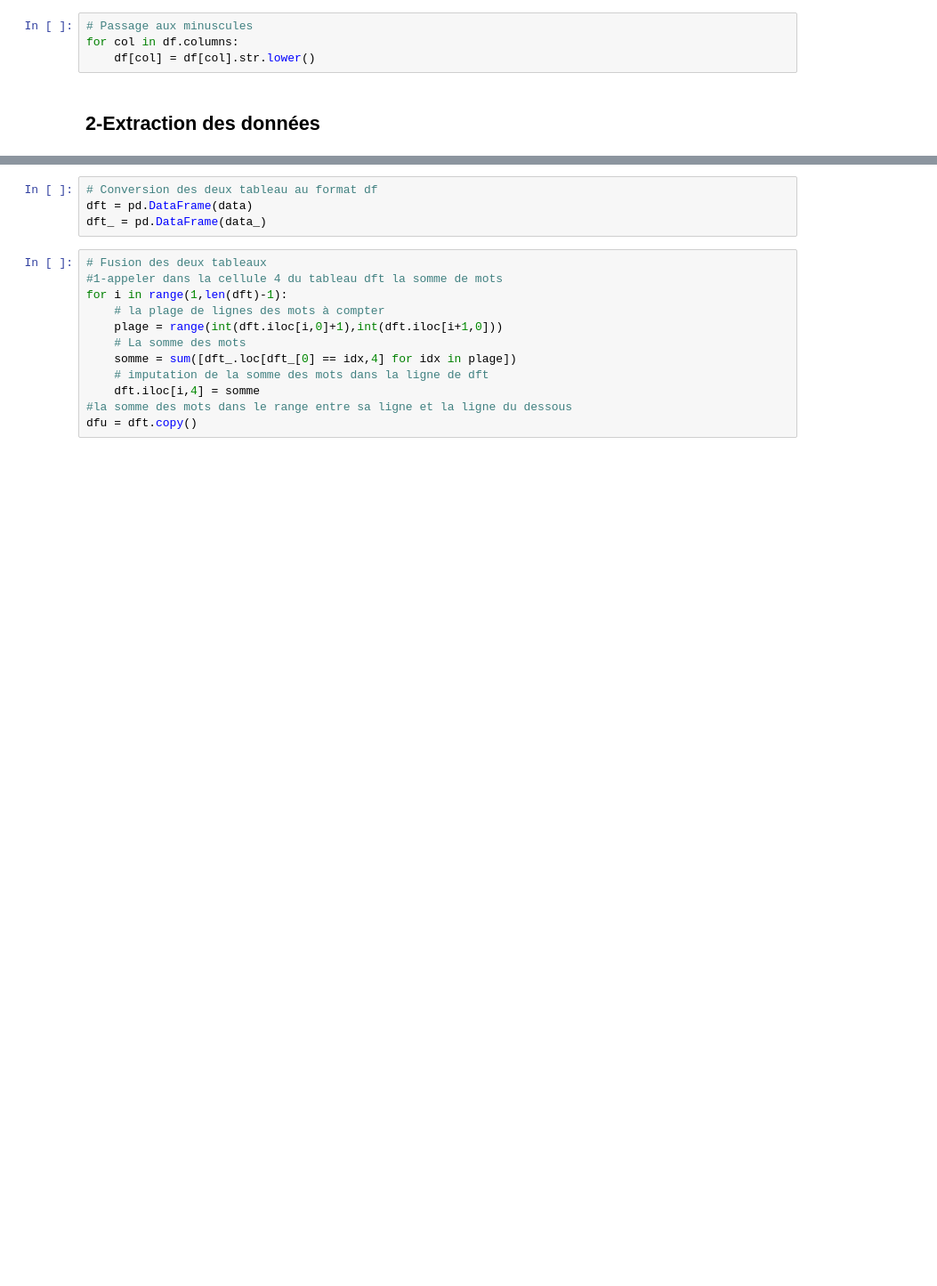
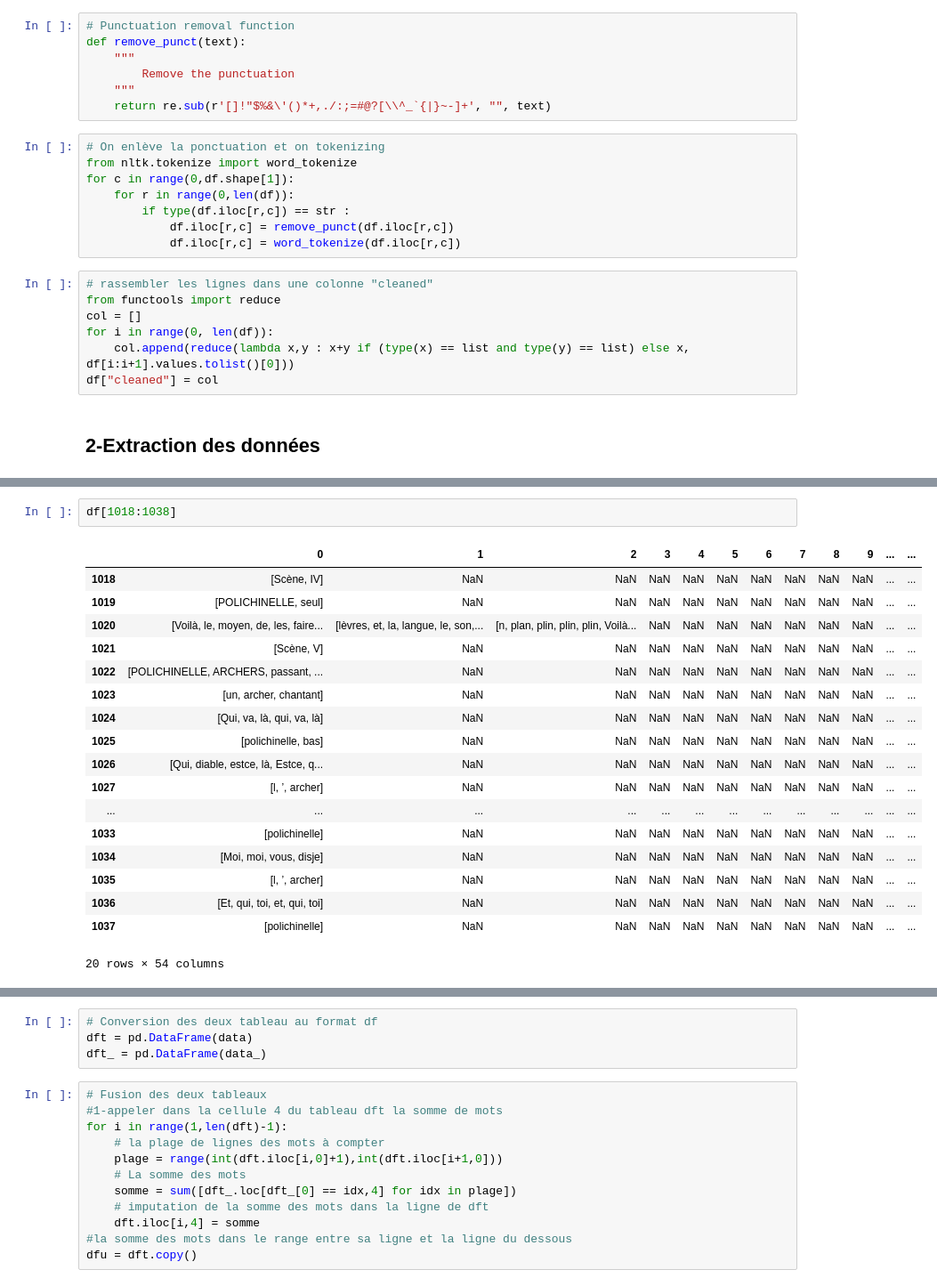
Before and after one commit to Antoine1608/TH-NL-P1-Decoupage_des_roles_d_une_piece_de_theatre, a Jupyter notebook: compte_mots.ipynb, the cells around one changed output, grey strips where cells are left out. Shown at 89% size. Cells and saved outputs as stored; diff of their text form; blank space fills up the shorter version.

```diff
--- a/compte_mots.ipynb
+++ b/compte_mots.ipynb
@@ -37,6 +41,24 @@ df.iloc[0:20]
-# %%
-# Passage aux minuscules
-for col in df.columns:
-    df[col] = df[col].str.lower()
+# %%
+# Punctuation removal function
+def remove_punct(text):
+    """
+        Remove the punctuation
+    """
+    return re.sub(r'[]!"$%&\'()*+,./:;=#@?[\\^_`{|}~-]+', "", text)
+# %%
+# On enlève la ponctuation et on tokenizing
+from nltk.tokenize import word_tokenize
+for c in range(0,df.shape[1]):
+    for r in range(0,len(df)):
+        if type(df.iloc[r,c]) == str :
+            df.iloc[r,c] = remove_punct(df.iloc[r,c])
+            df.iloc[r,c] = word_tokenize(df.iloc[r,c])
+# %%
+# rassembler les lignes dans une colonne "cleaned"
+from functools import reduce
+col = []
+for i in range(0, len(df)):
+    col.append(reduce(lambda x,y : x+y if (type(x) == list and type(y) == list) else x, df[i:i+1].values.tolist()[0]))
+df["cleaned"] = col
 # %% [markdown]
 ## 2-Extraction des données
@@ -43 +86,22 @@ for col in df.columns:
+# %%
+df[1018:1038]
+# %% [output]
+|  | 0 | 1 | 2 | 3 | 4 | 5 | 6 | 7 | 8 | 9 | ... | ... |
+| 1018 | [Scène, IV] | NaN | NaN | NaN | NaN | NaN | NaN | NaN | NaN | NaN | ... | ... |
+| 1019 | [POLICHINELLE, seul] | NaN | NaN | NaN | NaN | NaN | NaN | NaN | NaN | NaN | ... | ... |
+| 1020 | [Voilà, le, moyen, de, les, faire... | [lèvres, et, la, langue, le, son,... | [n, plan, plin, plin, plin, Voilà... | NaN | NaN | NaN | NaN | NaN | NaN | NaN | ... | ... |
+| 1021 | [Scène, V] | NaN | NaN | NaN | NaN | NaN | NaN | NaN | NaN | NaN | ... | ... |
+| 1022 | [POLICHINELLE, ARCHERS, passant, ... | NaN | NaN | NaN | NaN | NaN | NaN | NaN | NaN | NaN | ... | ... |
+| 1023 | [un, archer, chantant] | NaN | NaN | NaN | NaN | NaN | NaN | NaN | NaN | NaN | ... | ... |
+| 1024 | [Qui, va, là, qui, va, là] | NaN | NaN | NaN | NaN | NaN | NaN | NaN | NaN | NaN | ... | ... |
+| 1025 | [polichinelle, bas] | NaN | NaN | NaN | NaN | NaN | NaN | NaN | NaN | NaN | ... | ... |
+| 1026 | [Qui, diable, estce, là, Estce, q... | NaN | NaN | NaN | NaN | NaN | NaN | NaN | NaN | NaN | ... | ... |
+| 1027 | [l, ’, archer] | NaN | NaN | NaN | NaN | NaN | NaN | NaN | NaN | NaN | ... | ... |
+| ... | ... | ... | ... | ... | ... | ... | ... | ... | ... | ... | ... | ... |
+| 1033 | [polichinelle] | NaN | NaN | NaN | NaN | NaN | NaN | NaN | NaN | NaN | ... | ... |
+| 1034 | [Moi, moi, vous, disje] | NaN | NaN | NaN | NaN | NaN | NaN | NaN | NaN | NaN | ... | ... |
+| 1035 | [l, ’, archer] | NaN | NaN | NaN | NaN | NaN | NaN | NaN | NaN | NaN | ... | ... |
+| 1036 | [Et, qui, toi, et, qui, toi] | NaN | NaN | NaN | NaN | NaN | NaN | NaN | NaN | NaN | ... | ... |
+| 1037 | [polichinelle] | NaN | NaN | NaN | NaN | NaN | NaN | NaN | NaN | NaN | ... | ... |
+20 rows × 54 columns
 # %%
```
Also changed, not shown: parts of 19 cells of this notebook.
